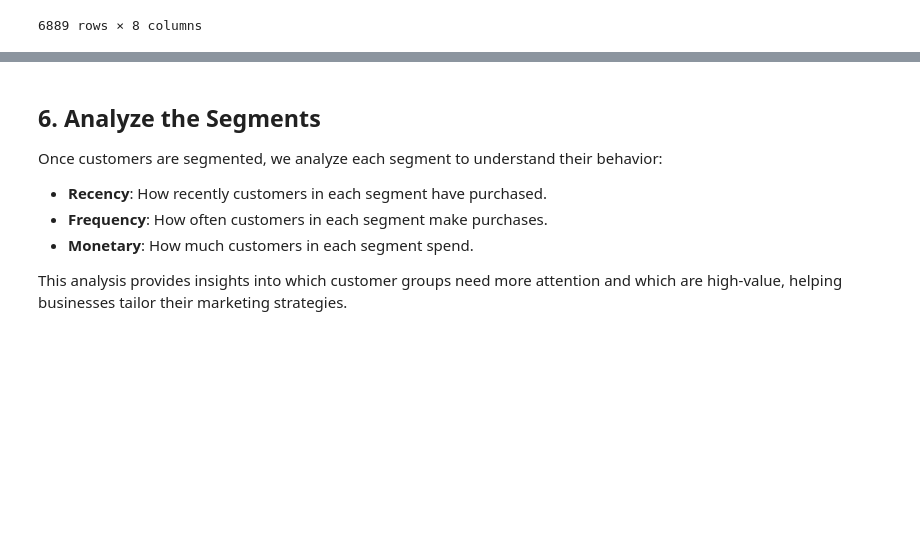
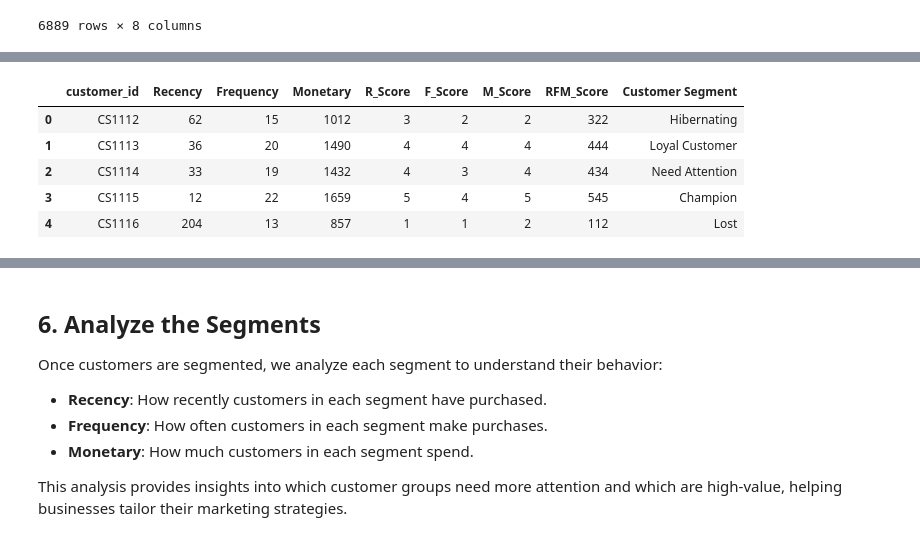
Before and after one commit to ABCDullahh/RFM-Segmentation-Online-Retail, a Jupyter notebook: RFM Online Retail Segmentation.ipynb, the cells around one changed output, grey strips where cells are left out. Saved outputs shown, nothing was run; the diff lists cells and outputs as text; code cells hidden in the pictures; blank space fills up the shorter version.

```diff
--- a/RFM Online Retail Segmentation.ipynb
+++ b/RFM Online Retail Segmentation.ipynb
@@ -381,0 +355,56 @@ Name: count, dtype: int64
+# %%
+# Create customer segments based on RFM score
+Champion = [555, 554, 544, 545, 454, 455, 445]
+Loyal_Customer = [543, 444, 435, 355, 354, 345, 344, 335]
+Potential_Loyalist = [553, 551, 552, 541, 542, 533, 532, 531, 452, 451, 442, 441, 431, 453, 433, 432, 423, 353, 352, 351, 342, 341, 333, 323]
+New_Customer = [512, 511, 422, 421, 412, 411, 311]
+Promising = [525, 524, 523, 522, 521, 515, 514, 513, 425,424, 413,414,415, 315, 314, 313]
+Need_Attention = [535, 534, 443, 434, 343, 334, 325, 324]
+Cannot_Lose_Them = [155, 154, 144, 214,215,115, 114, 113]
+About_to_Sleep = [331, 321, 312, 221, 213]
+At_Risk = [255, 254, 245, 244, 253, 252, 243, 242, 235, 234, 225, 224, 153, 152, 145, 143, 142, 135, 134, 133, 125, 124]
+Hibernating = [332, 322, 231, 241, 251, 233, 232, 223, 222, 132, 123, 122, 212, 211]
+Lost = [111, 112, 121, 131, 141, 151]
+
+# Create a function to assign customers to various customer segments based on RFM score
+def assign_cust_seg(col):
+    list_col = list(col)
+    segment = list()
+    for score in list_col:
+        if score in Champion:
+            value = 'Champion'
+        elif score in Loyal_Customer:
+            value = 'Loyal Customer'
+        elif score in Potential_Loyalist:
+            value = 'Potential Loyalist'
+        elif score in New_Customer:
+            value = 'New Customer'
+        elif score in Promising:
+            value = 'Promising'
+        elif score in Need_Attention:
+            value = 'Need Attention'
+        elif score in Cannot_Lose_Them:
+            value = 'Cannot Lose Them'
+        elif score in About_to_Sleep:
+            value = 'About to Sleep'
+        elif score in At_Risk:
+            value = 'At Risk'
+        elif score in Hibernating:
+            value = 'Hibernating'
+        elif score in Lost:
+            value = 'Lost'
+        else:
+            value = 'null'
+        segment.append(value)
+    return segment
+
+# Assign customers to segments based on their RFM score
+rfm_df['Customer Segment'] = assign_cust_seg(rfm_df['RFM_Score'].astype(int))
+rfm_df.head(5)
+# %% [output]
+|  | customer_id | Recency | Frequency | Monetary | R_Score | F_Score | M_Score | RFM_Score | Customer Segment |
+| 0 | CS1112 | 62 | 15 | 1012 | 3 | 2 | 2 | 322 | Hibernating |
+| 1 | CS1113 | 36 | 20 | 1490 | 4 | 4 | 4 | 444 | Loyal Customer |
+| 2 | CS1114 | 33 | 19 | 1432 | 4 | 3 | 4 | 434 | Need Attention |
+| 3 | CS1115 | 12 | 22 | 1659 | 5 | 4 | 5 | 545 | Champion |
+| 4 | CS1116 | 204 | 13 | 857 | 1 | 1 | 2 | 112 | Lost |
```
Also changed, not shown: parts of 14 cells of this notebook.
